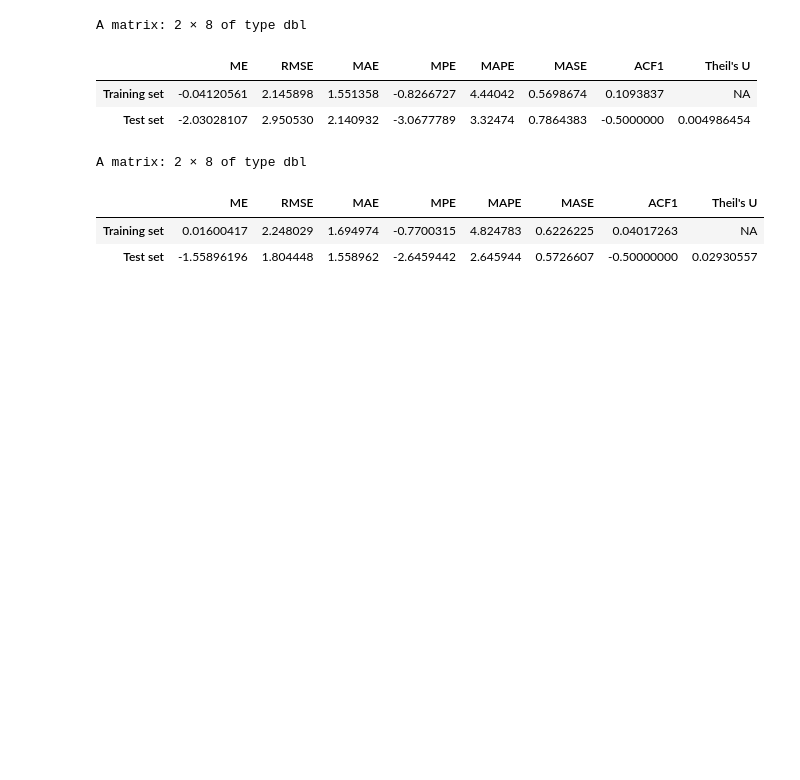
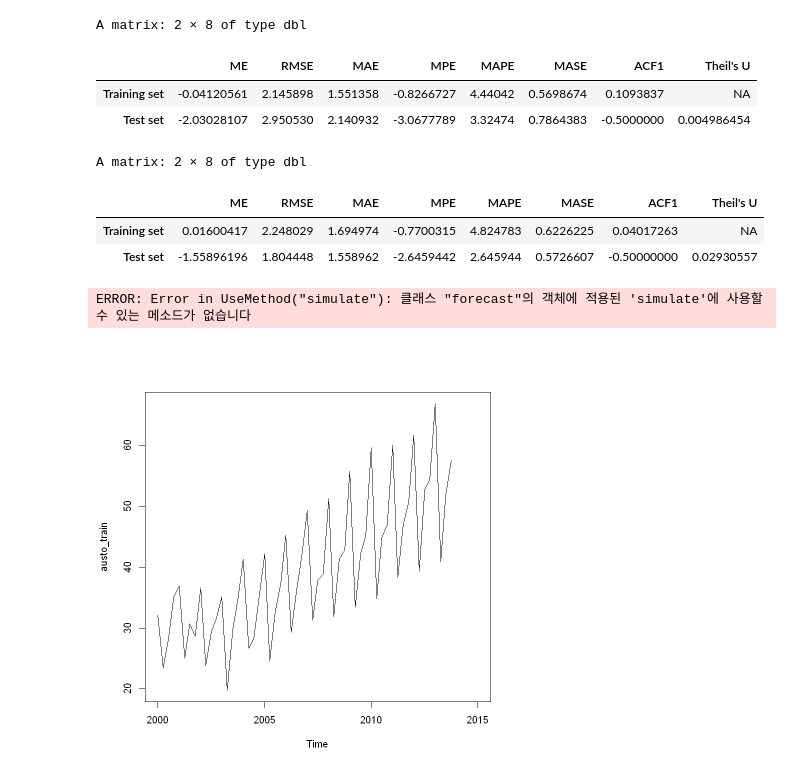
Before and after one commit to young-hun-jo/SCH_Univ_Course, a Jupyter notebook: Time_Series/time_series_DIY.ipynb, the cells around one changed output. Cells and saved outputs as stored; diff of their text form; code cells hidden in the pictures; blank space fills up the shorter version.

```diff
--- a/Time_Series/time_series_DIY.ipynb
+++ b/Time_Series/time_series_DIY.ipynb
@@ -611,3 +644,12 @@ A matrix: 2 × 8 of type dbl
 |  | ME | RMSE | MAE | MPE | MAPE | MASE | ACF1 | Theil's U |
 | Training set | 0.01600417 | 2.248029 | 1.694974 | -0.7700315 | 4.824783 | 0.6226225 | 0.04017263 | NA |
 | Test set | -1.55896196 | 1.804448 | 1.558962 | -2.6459442 | 2.645944 | 0.5726607 | -0.50000000 | 0.02930557 |
+# %%
+# 시뮬레이션 적용
+plot(austo_train, xlim=c(2000,2015))
+for (i in 1:100){
+    lines(simulate(fit_ets, h=2), col='red')
+}
+# %% [output]
+ERROR: Error in UseMethod("simulate"): 클래스 "forecast"의 객체에 적용된 'simulate'에 사용할수 있는 메소드가 없습니다
+[figure, added]
```
Also changed, not shown: parts of 3 cells of this notebook.
